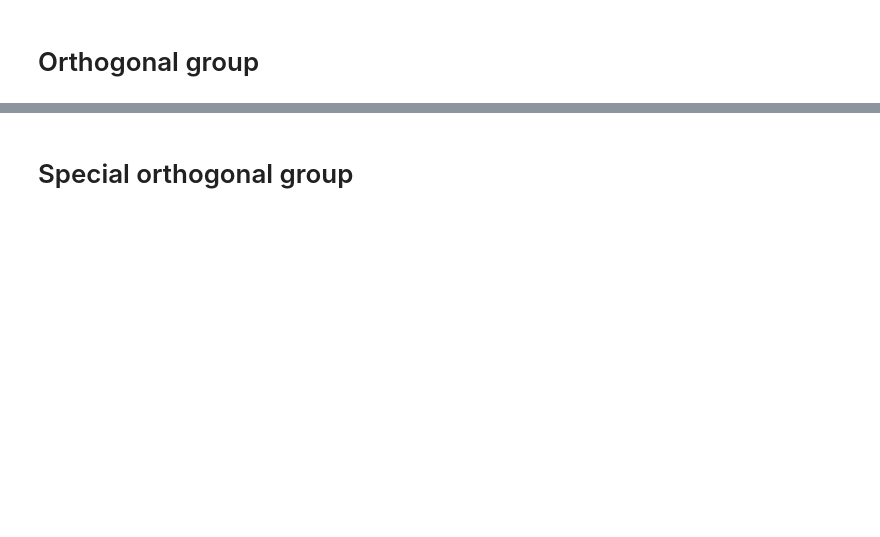
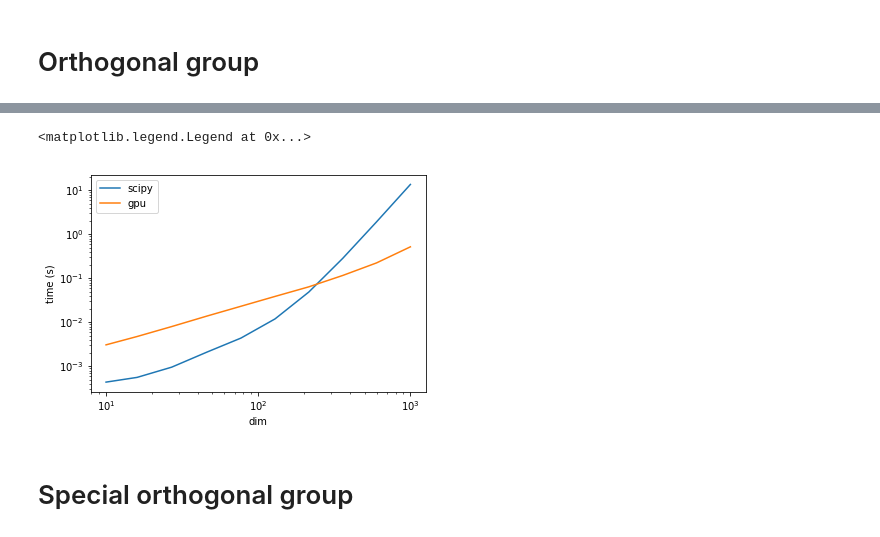
Before and after one commit to JesseLivezey/pytorch_group_sampler, a Jupyter notebook: notebook/group_sampler_demo.ipynb, the cells around one changed output, grey strips where cells are left out. Saved outputs shown, nothing was run; the diff lists cells and outputs as text; code cells hidden in the pictures; blank space fills up the shorter version.

```diff
--- a/notebook/group_sampler_demo.ipynb
+++ b/notebook/group_sampler_demo.ipynb
@@ -12,3 +14,8 @@ plot_dim = 100
+# %%
+time_dim = 1000
+plot_dim = 100
+time_dims = np.unique(np.logspace(1, 3, 10, dtype=int)).tolist()
+n_repeat = 5
 # %% [markdown]
 # Orthogonal group
 # %%
@@ -41,3 +52,25 @@ for ax in axes:
+# %%
+times = np.zeros((2, len(time_dims), n_repeat))
+for ii, dim in enumerate(time_dims):
+    for jj in range(n_repeat):
+        dim = int(dim)
+        start = time.time()
+        ortho_group.rvs(dim)
+        times[0, ii, jj] = time.time() - start
+        start = time.time()
+        ortho_group_rvs(dim)
+        times[1, ii, jj] = time.time() - start
+# %%
+plt.plot(time_dims, np.median(times[0], axis=-1), label='scipy')
+plt.plot(time_dims, np.median(times[1], axis=-1), label='gpu')
+plt.xlabel('dim')
+plt.ylabel('time (s)')
+plt.xscale('log')
+plt.yscale('log')
+plt.legend(loc='best')
+# %% [output]
+<matplotlib.legend.Legend at 0x...>
+[figure, added]
 # %% [markdown]
 # Special orthogonal group
 # %%
```
Also changed, not shown: parts of 13 cells of this notebook, 3 other files.
